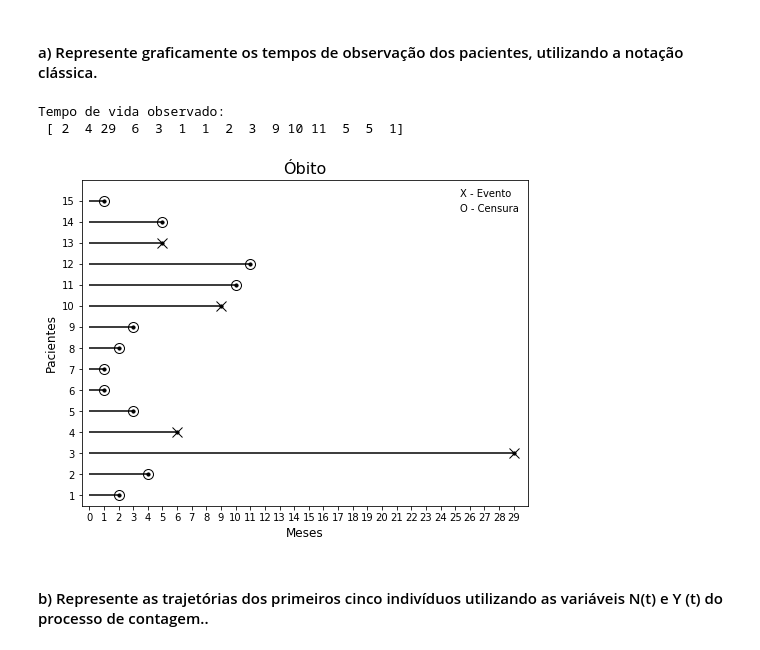
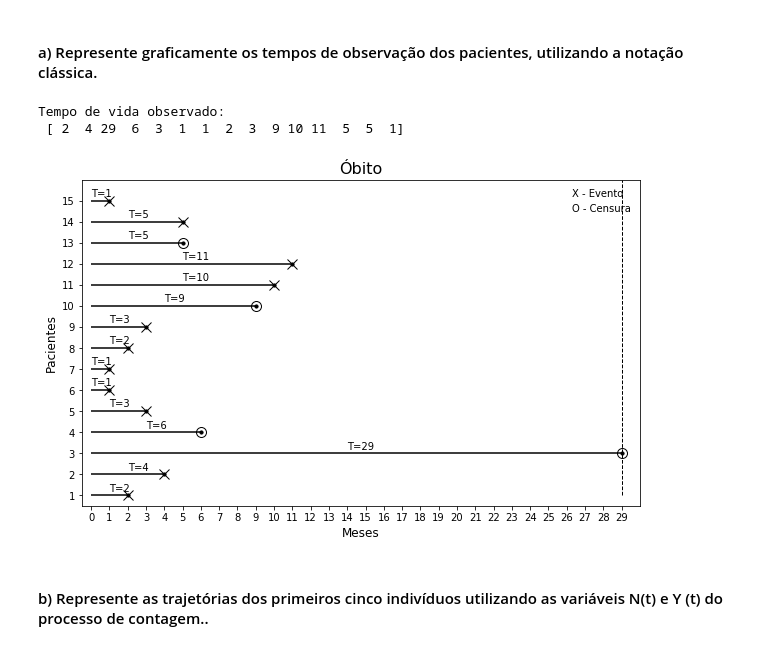
Before and after one commit to cbeluzo/dm017, a Jupyter notebook: Exercicios_Capitulo_02.ipynb, the cells around one changed output. Cells and saved outputs as stored; diff of their text form; code cells hidden in the pictures.

```diff
--- a/Exercicios_Capitulo_02.ipynb
+++ b/Exercicios_Capitulo_02.ipynb
@@ -35,11 +36,11 @@ df.describe()
 **Funções**  <a id='functions'></a>
 # %%
 # Função que gera gráfico de tempo de sobrevivência
-def linha_do_tempo(p_entry_individual, p_actual_lifetimes, p_current_time, p_censured, p_time_unit, p_person_type, p_title):
+def linha_do_tempo(p_entry_individual, p_actual_lifetimes, p_current_time, p_censured, p_time_unit, p_person_type, p_title, p_width, p_height):
     observed_lifetimes = np.minimum(p_actual_lifetimes, p_current_time)
     death_observed = p_actual_lifetimes < p_current_time
 
-    fig = plt.figure(figsize=(8,6))
+    fig = plt.figure(figsize=(p_width,p_height))
     ax = plot_lifetimes(durations = observed_lifetimes,
                         event_observed = death_observed,
                         entry = p_entry_individual,
@@ -64,13 +65,14 @@ def linha_do_tempo(p_entry_individual, p_actual_lifetimes, p_current_time, p_cen
 
     iterator = 0
     for ind in p_censured:
+        ax.text(p_entry_individual[iterator]+((observed_lifetimes[iterator])/2).astype(int), iterator + 0.2, "T=%d" % observed_lifetimes[iterator], fontsize=10)
         if ind == 1:
-            ax.plot(observed_lifetimes[iterator], np.array(range(0,len(p_actual_lifetimes)))[iterator], fillstyle='none', **marker_style_X)
+            ax.plot(p_entry_individual[iterator]+observed_lifetimes[iterator], np.array(range(0,len(p_actual_lifetimes)))[iterator], fillstyle='none', **marker_style_X)
         else:
-            ax.plot(observed_lifetimes[iterator], np.array(range(0,len(p_actual_lifetimes)))[iterator], fillstyle='none', **marker_style_O)
+            ax.plot(p_entry_individual[iterator]+observed_lifetimes[iterator], np.array(range(0,len(p_actual_lifetimes)))[iterator], fillstyle='none', **marker_style_O)
         iterator = iterator + 1
 
-
+    ax.vlines(max(observed_lifetimes), 0, len(observed_lifetimes), lw=1, linestyles='--')
     ax.plot(0,0, label='X - Evento', color='white')
     ax.plot(0,0, label='O - Censura', color='white')
     ax.legend(frameon=False)
@@ -267,16 +267,16 @@ Considere  que todos os pacientes entraram juntos no início do estudo.
 # %%
 # Dados de sobrevivência
 entry_individual = np.zeros(15, dtype=np.int)
 actual_lifetimes = np.array([2, 4, 29, 6, 3, 1, 1, 2, 3, 9, 10, 11, 5, 5, 1])
 censured = np.array([1,1,0,0,1,1,1,1,1,0,1,1,0,1,1])
 current_time = max(actual_lifetimes) + 1  #This variable defines the time window
 
 # Função que gera gráfico de tempo de sobrevivência
-linha_do_tempo (entry_individual, actual_lifetimes, current_time, censured, "Meses", "Pacientes", "Óbito")
+linha_do_tempo (entry_individual, actual_lifetimes, current_time, censured, "Meses", "Pacientes", "Óbito", 10, 6)
 # %% [output]
 Tempo de vida observado:
  [ 2  4 29  6  3  1  1  2  3  9 10 11  5  5  1]
-[figure, old version]
+[figure, new version]
 # %% [markdown]
 <a id='E2.2.b'></a>
 #### b) Represente as trajetórias dos primeiros cinco indivíduos utilizando as variáveis N(t) e Y (t) do processo de contagem..
```
Also changed, not shown: parts of 10 cells of this notebook.
